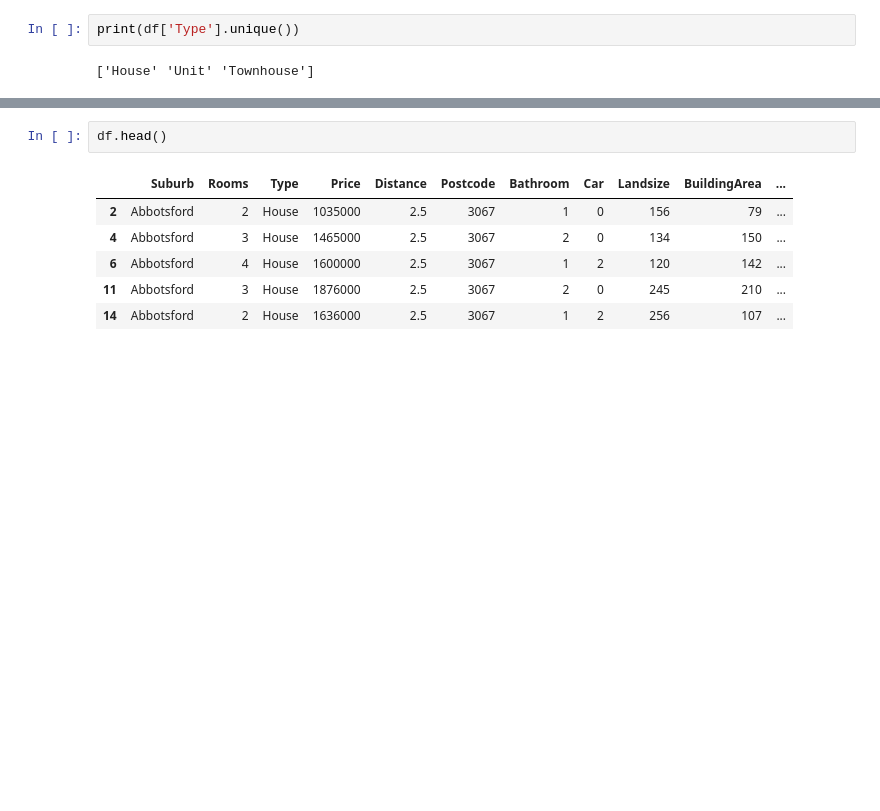
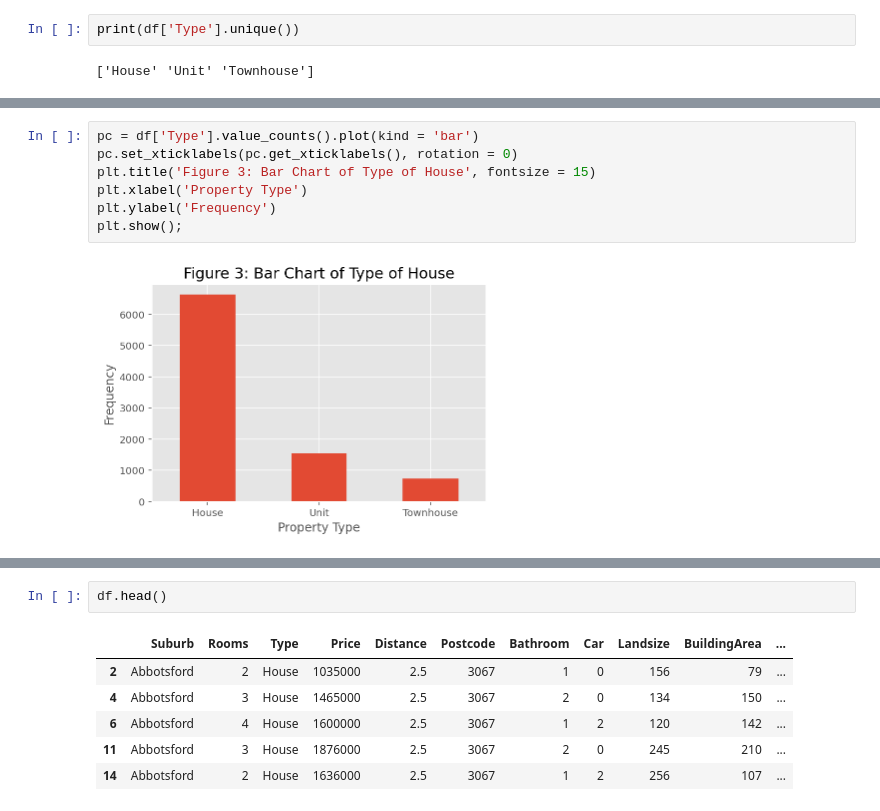
Before and after one commit to locky-stav-RMIT/Intro-to-Analytics, a Jupyter notebook: House_Prices_Prediction_Model.ipynb, the cells around one changed output, grey strips where cells are left out. Saved outputs shown, nothing was run; the diff lists cells and outputs as text; blank space fills up the shorter version.

```diff
--- a/House_Prices_Prediction_Model.ipynb
+++ b/House_Prices_Prediction_Model.ipynb
@@ -378,0 +409,9 @@ Name: Price, Length: 8887, dtype: int64
+# %%
+pc = df['Type'].value_counts().plot(kind = 'bar')
+pc.set_xticklabels(pc.get_xticklabels(), rotation = 0)
+plt.title('Figure 3: Bar Chart of Type of House', fontsize = 15)
+plt.xlabel('Property Type')
+plt.ylabel('Frequency')
+plt.show();
+# %% [output]
+[figure, added]
```
Also changed, not shown: parts of 64 cells of this notebook.
